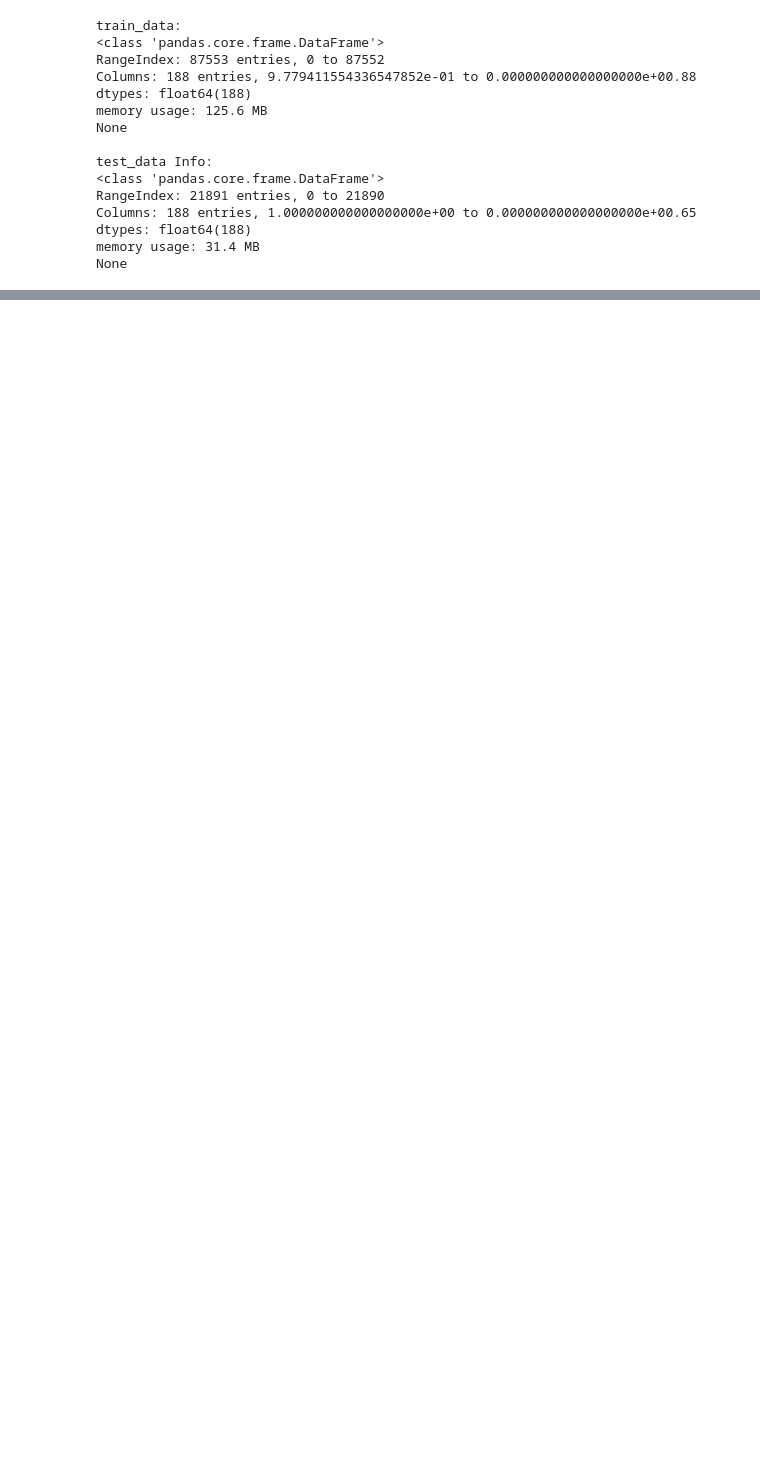
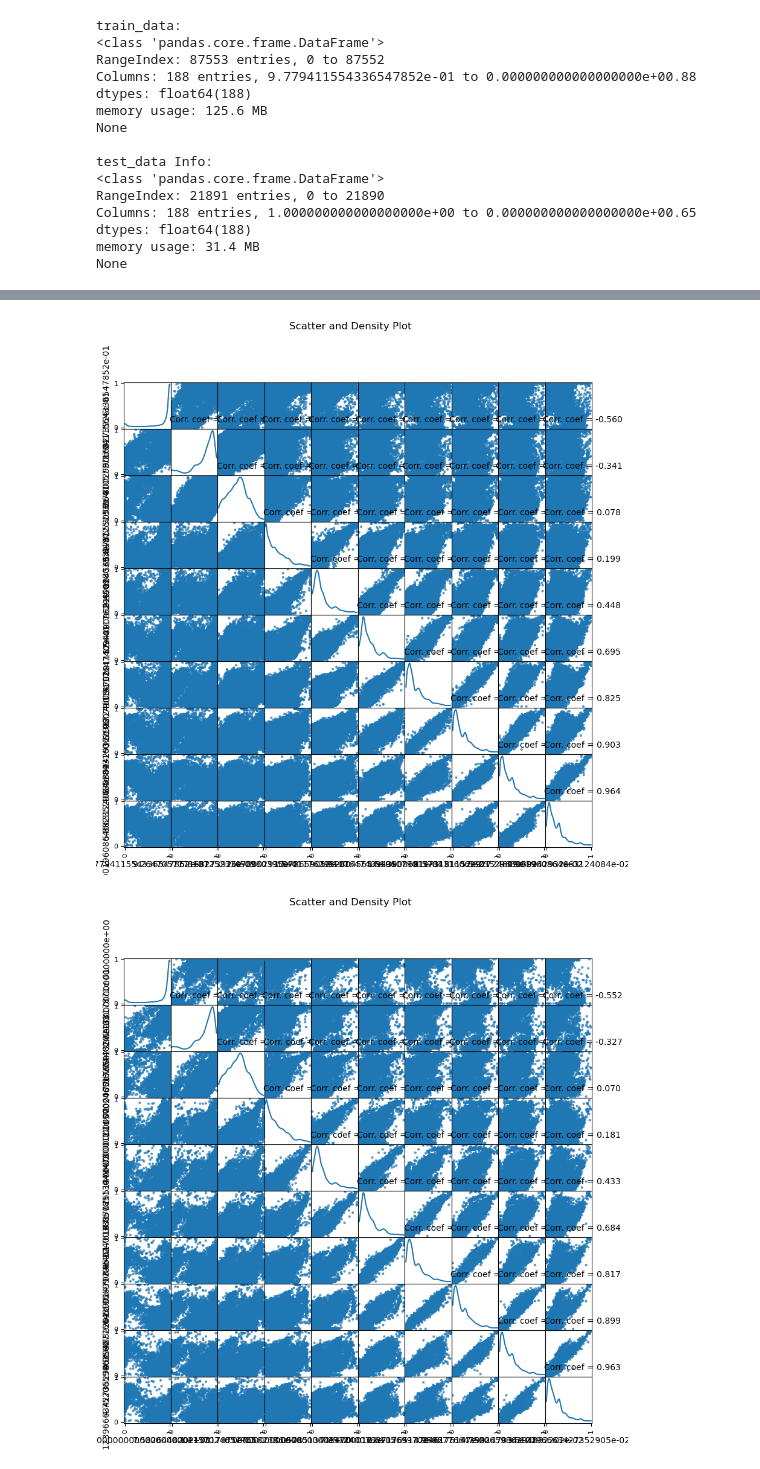
Before and after one commit to Vasanthkabilan/DataMining, a Jupyter notebook: Data_Mining_Project/Data_Mining_Project.ipynb, the cells around one changed output, grey strips where cells are left out. Cells and saved outputs as stored; diff of their text form; code cells hidden in the pictures; blank space fills up the shorter version.

```diff
--- a/Data_Mining_Project/Data_Mining_Project.ipynb
+++ b/Data_Mining_Project/Data_Mining_Project.ipynb
@@ -35,0 +127,27 @@ None
+# %%
+def visualize_scatter_density(data_df, plot_size, text_size):
+    data_df = data_df.select_dtypes(include=[np.number])  # Keep only numerical columns
+    # Remove rows and columns that would lead to df being singular
+    data_df = data_df.dropna(axis='columns')
+    data_df = data_df.loc[:, data_df.nunique() > 1]  # Keep columns where there are more than 1 unique values
+
+    column_names = list(data_df)
+    if len(column_names) > 10:  # Reduce the number of columns for matrix inversion of kernel density plots
+        column_names = column_names[:10]
+
+    data_df = data_df[column_names]
+
+    scatter_matrix = pd.plotting.scatter_matrix(data_df, alpha=0.75, figsize=[plot_size, plot_size], diagonal='kde')
+    correlations = data_df.corr().values
+
+    for i, j in zip(*plt.np.triu_indices_from(scatter_matrix, k=1)):
+        scatter_matrix[i, j].annotate('Corr. coef = %.3f' % correlations[i, j], (0.8, 0.2), xycoords='axes fraction', ha='center', va='center', size=text_size)
+
+    plt.suptitle('Scatter and Density Plot')
+    plt.show()
+# %%
+visualize_scatter_density(train_data, plot_size=10, text_size=10)
+visualize_scatter_density(test_data, plot_size=10, text_size=10)
+# %% [output]
+[figure, added]
+[figure, added]
```
Also changed, not shown: parts of 13 cells of this notebook, 1 other file.
